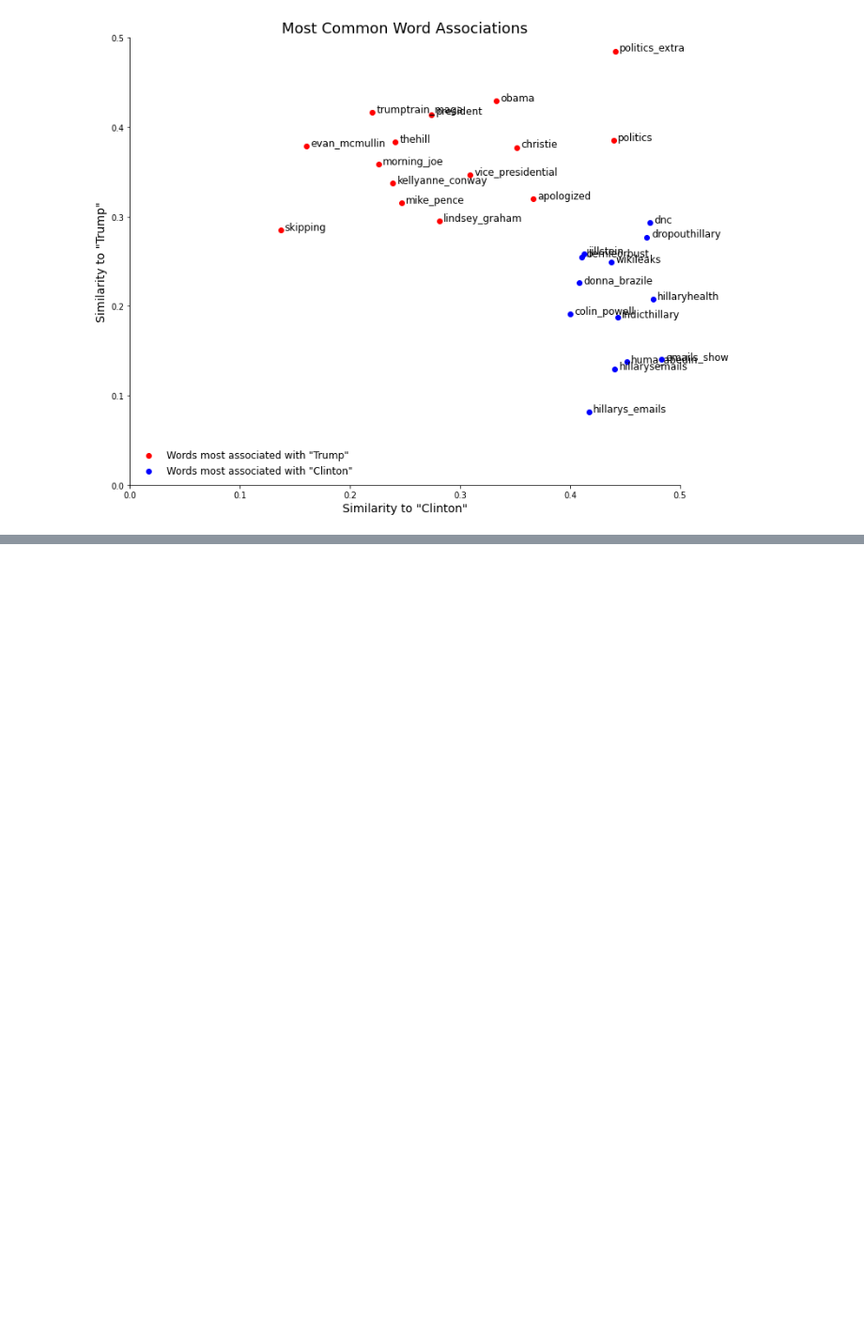
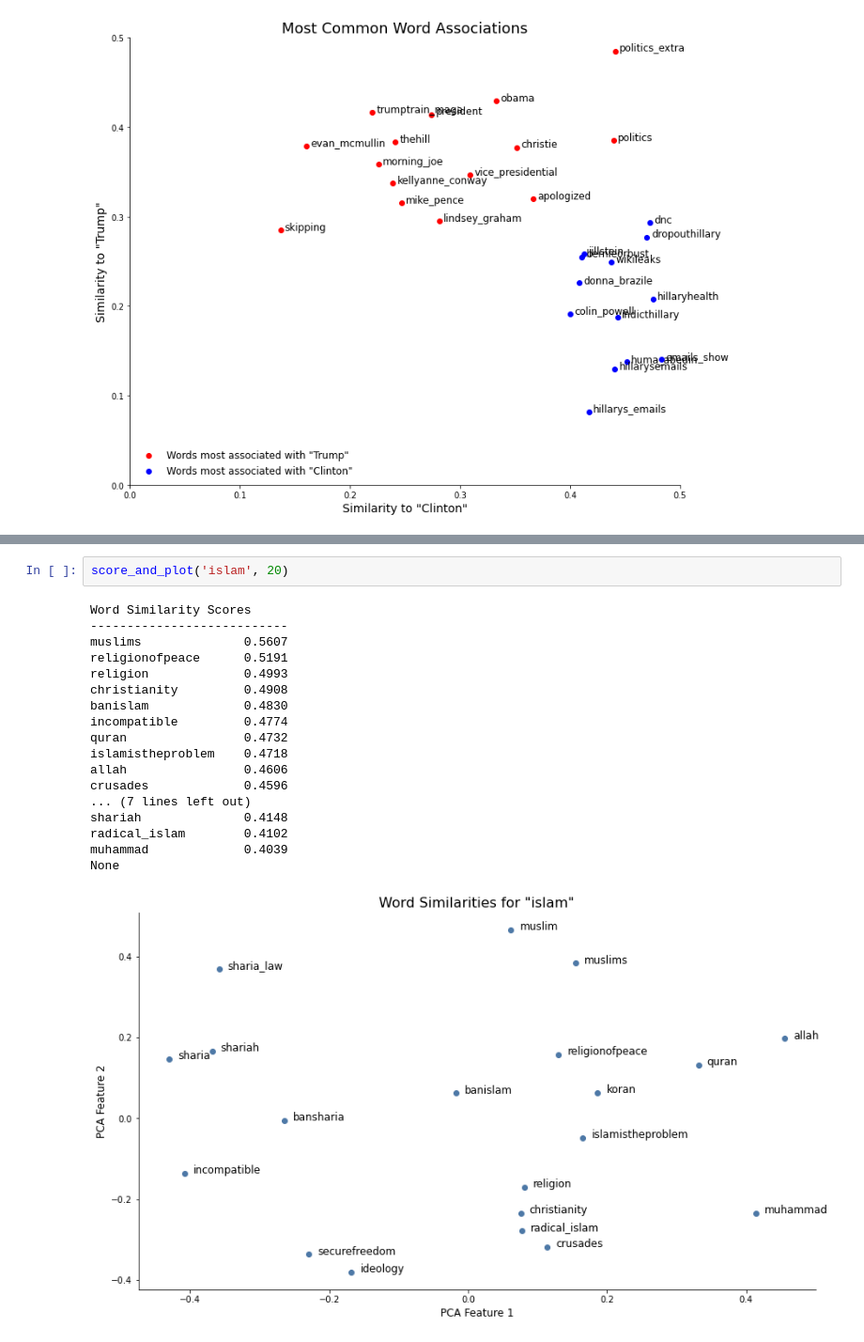
Before and after one commit to scrapfishies/russian-troll-tweets-nlp, a Jupyter notebook: modeling/w2v_modeling.ipynb, the cells around one changed output, grey strips where cells are left out. Shown: that part at 94% size. Drawn from its saved outputs; the diff is of its cells as text; blank space fills up the shorter version.

```diff
--- a/modeling/w2v_modeling.ipynb
+++ b/modeling/w2v_modeling.ipynb
@@ -376,0 +295,21 @@ NameError: name 'blm' is not defined
+# %%
+score_and_plot('islam', 20)
+# %% [output]
+Word Similarity Scores
+---------------------------
+muslims              0.5607
+religionofpeace      0.5191
+religion             0.4993
+christianity         0.4908
+banislam             0.4830
+incompatible         0.4774
+quran                0.4732
+islamistheproblem    0.4718
+allah                0.4606
+crusades             0.4596
+... (7 lines left out)
+shariah              0.4148
+radical_islam        0.4102
+muhammad             0.4039
+None
+[figure, added]
```
Also changed, not shown: parts of 23 cells of this notebook, 4 other files.
